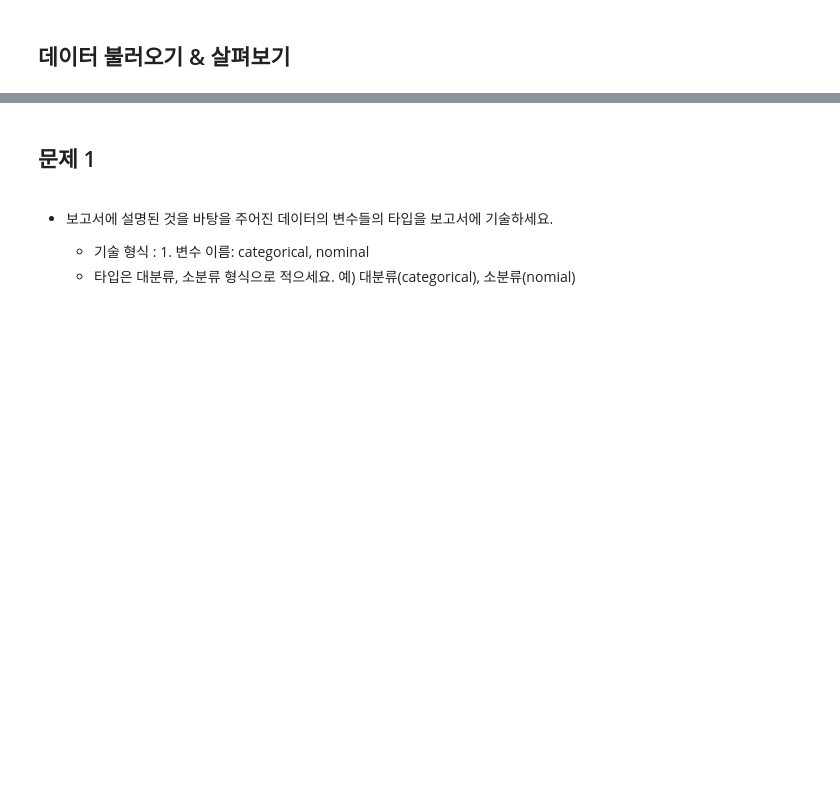
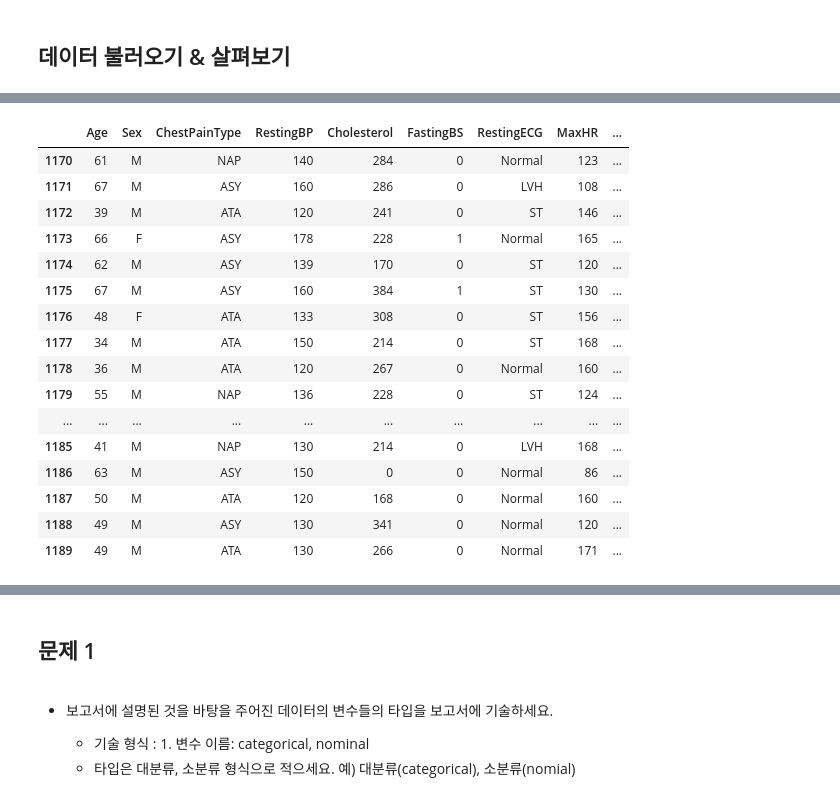
Before and after one commit to heeeeee0129/2022S-ML, a Jupyter notebook: HW1_ipynb의_사본.ipynb, the cells around one changed output, grey strips where cells are left out. Drawn from its saved outputs; the diff is of its cells as text; code cells hidden in the pictures; blank space fills up the shorter version.

```diff
--- a/HW1_ipynb의_사본.ipynb
+++ b/HW1_ipynb의_사본.ipynb
@@ -54,8 +83,26 @@ data.head()
 # %%
 # tail() 함수를 이용하여 해당 데이터의 맨 뒤 5개의 원소를 볼 수 있습니다.
 # 더 많은 행을 보고 싶다면 ()안에 숫자를 넣어주시면 됩니다.
 
-data.tail()
+data.tail(20)
+# %% [output]
+|  | Age | Sex | ChestPainType | RestingBP | Cholesterol | FastingBS | RestingECG | MaxHR | ... |
+| 1170 | 61 | M | NAP | 140 | 284 | 0 | Normal | 123 | ... |
+| 1171 | 67 | M | ASY | 160 | 286 | 0 | LVH | 108 | ... |
+| 1172 | 39 | M | ATA | 120 | 241 | 0 | ST | 146 | ... |
+| 1173 | 66 | F | ASY | 178 | 228 | 1 | Normal | 165 | ... |
+| 1174 | 62 | M | ASY | 139 | 170 | 0 | ST | 120 | ... |
+| 1175 | 67 | M | ASY | 160 | 384 | 1 | ST | 130 | ... |
+| 1176 | 48 | F | ATA | 133 | 308 | 0 | ST | 156 | ... |
+| 1177 | 34 | M | ATA | 150 | 214 | 0 | ST | 168 | ... |
+| 1178 | 36 | M | ATA | 120 | 267 | 0 | Normal | 160 | ... |
+| 1179 | 55 | M | NAP | 136 | 228 | 0 | ST | 124 | ... |
+| ... | ... | ... | ... | ... | ... | ... | ... | ... | ... |
+| 1185 | 41 | M | NAP | 130 | 214 | 0 | LVH | 168 | ... |
+| 1186 | 63 | M | ASY | 150 | 0 | 0 | Normal | 86 | ... |
+| 1187 | 50 | M | ATA | 120 | 168 | 0 | Normal | 160 | ... |
+| 1188 | 49 | M | ASY | 130 | 341 | 0 | Normal | 120 | ... |
+| 1189 | 49 | M | ATA | 130 | 266 | 0 | Normal | 171 | ... |
 # %%
 # DataFrame을 이루고 있는 column의 이름을 확인합니다.
 
```
Also changed, not shown: parts of 43 cells of this notebook.
